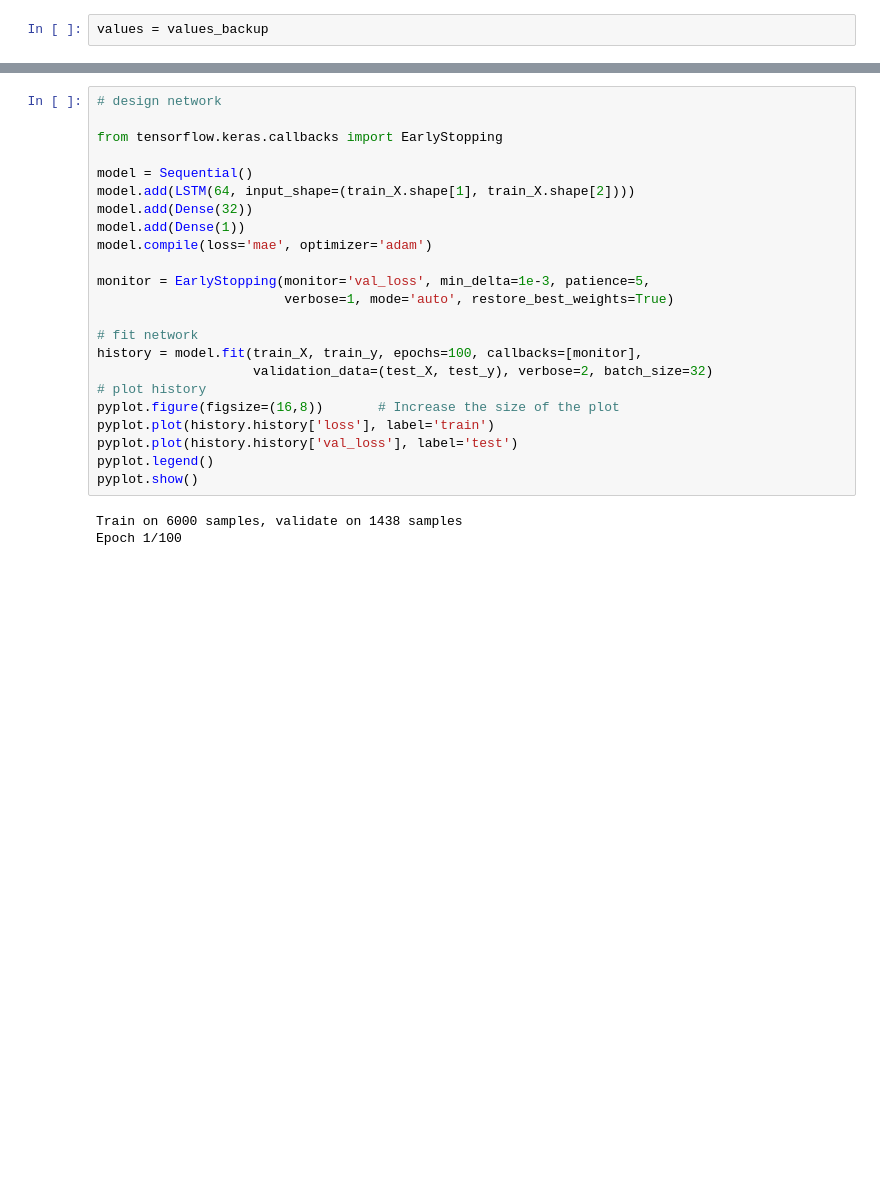
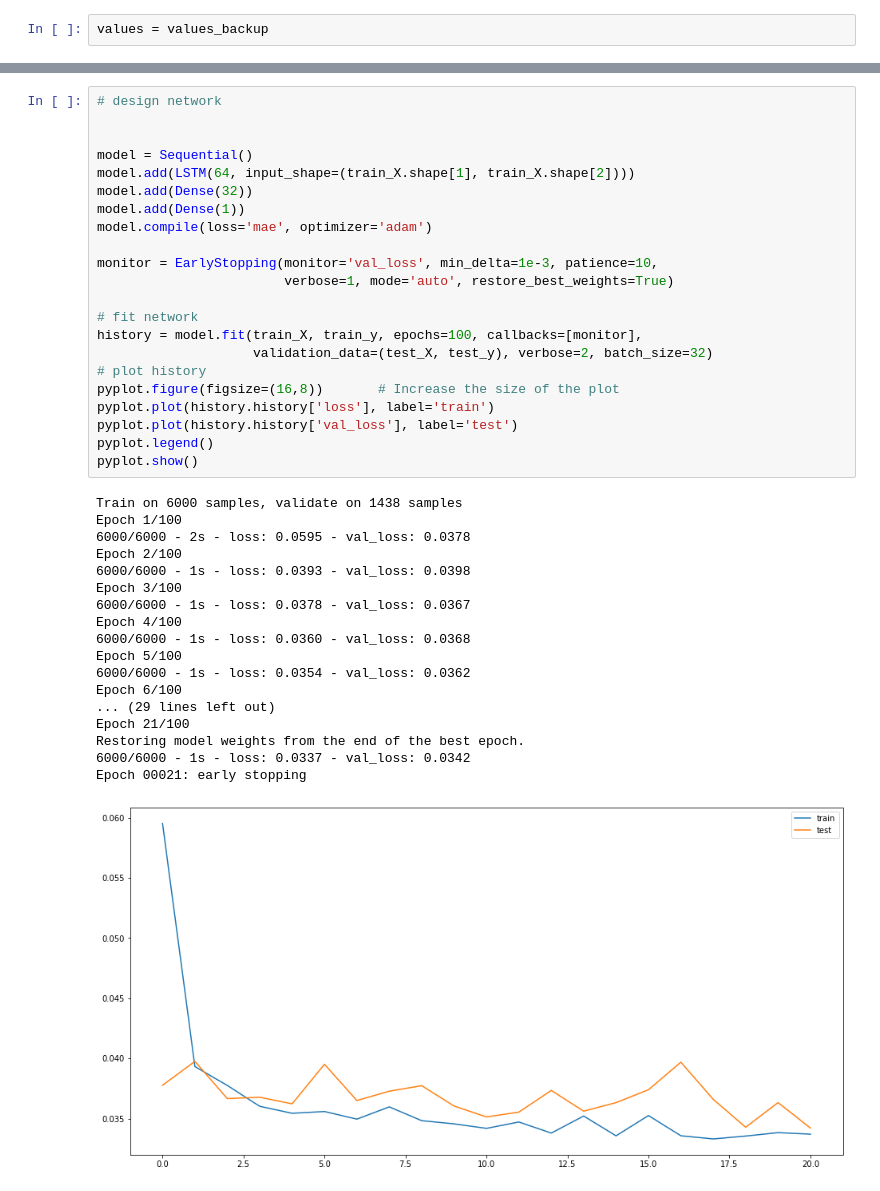
Before and after one commit to LawrenceFulton/NNProject, a Jupyter notebook: notebooks/LSTM.ipynb, the cells around one changed output, grey strips where cells are left out. Drawn from its saved outputs; the diff is of its cells as text; blank space fills up the shorter version.

```diff
--- a/notebooks/LSTM.ipynb
+++ b/notebooks/LSTM.ipynb
@@ -153,29 +176,44 @@ print(train_X.shape, train_y.shape, test_X.shape, test_y.shape)
 # %%
 # design network
 
-from tensorflow.keras.callbacks import EarlyStopping
 
 model = Sequential()
 model.add(LSTM(64, input_shape=(train_X.shape[1], train_X.shape[2])))
 model.add(Dense(32))
 model.add(Dense(1))
 model.compile(loss='mae', optimizer='adam')
 
-monitor = EarlyStopping(monitor='val_loss', min_delta=1e-3, patience=5,
+monitor = EarlyStopping(monitor='val_loss', min_delta=1e-3, patience=10,
                         verbose=1, mode='auto', restore_best_weights=True)
 
 # fit network
 history = model.fit(train_X, train_y, epochs=100, callbacks=[monitor],
                     validation_data=(test_X, test_y), verbose=2, batch_size=32)
 # plot history
 pyplot.figure(figsize=(16,8))       # Increase the size of the plot
 pyplot.plot(history.history['loss'], label='train')
 pyplot.plot(history.history['val_loss'], label='test')
 pyplot.legend()
 pyplot.show()
 # %% [output]
 Train on 6000 samples, validate on 1438 samples
 Epoch 1/100
+6000/6000 - 2s - loss: 0.0595 - val_loss: 0.0378
+Epoch 2/100
+6000/6000 - 1s - loss: 0.0393 - val_loss: 0.0398
+Epoch 3/100
+6000/6000 - 1s - loss: 0.0378 - val_loss: 0.0367
+Epoch 4/100
+6000/6000 - 1s - loss: 0.0360 - val_loss: 0.0368
+Epoch 5/100
+6000/6000 - 1s - loss: 0.0354 - val_loss: 0.0362
+Epoch 6/100
+... (29 lines left out)
+Epoch 21/100
+Restoring model weights from the end of the best epoch.
+6000/6000 - 1s - loss: 0.0337 - val_loss: 0.0342
+Epoch 00021: early stopping
+[figure, added]
 # %%
 # make a prediction
 yhat = model.predict(test_X)
```
Also changed, not shown: parts of 5 cells of this notebook.
